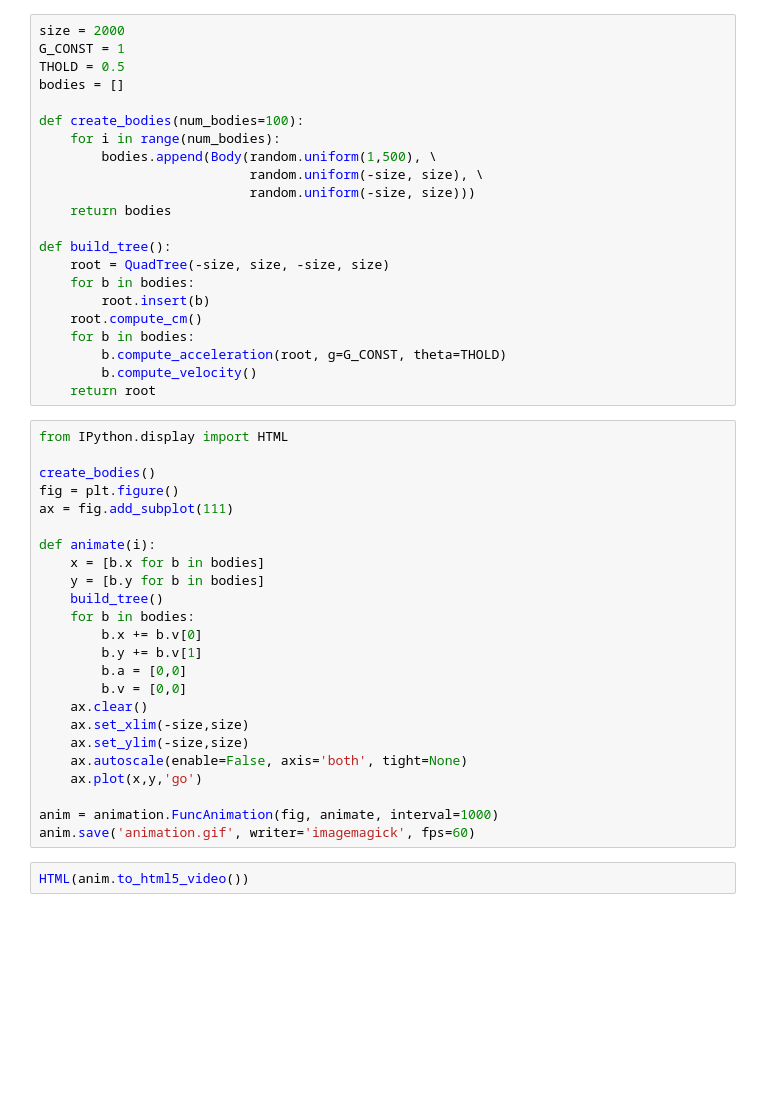
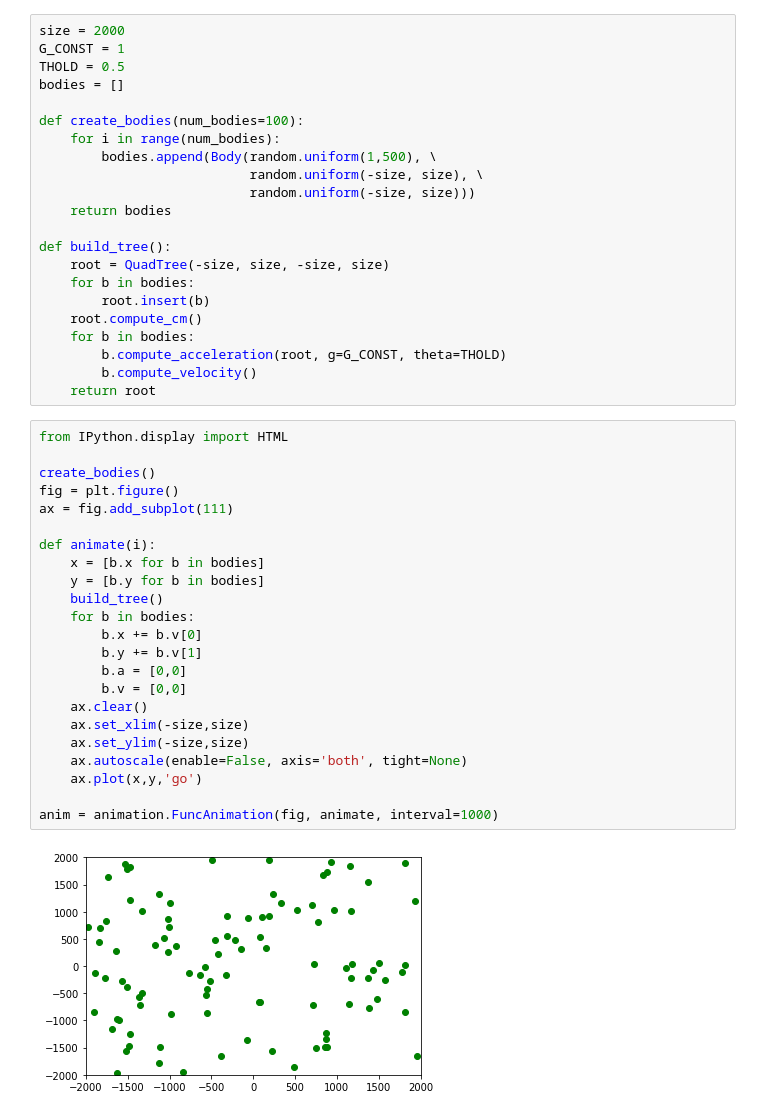
Before and after one commit to suigentoo/n-body-simulator, a Jupyter notebook: barne-hut-implementation.ipynb, the cells around one changed output. Saved outputs shown, nothing was run; the diff lists cells and outputs as text; blank space fills up the shorter version.

Commit message:
remove duplicate animation

```diff
--- a/barne-hut-implementation.ipynb
+++ b/barne-hut-implementation.ipynb
@@ -133,29 +133,28 @@ def build_tree():
 # %%
 from IPython.display import HTML
 
 create_bodies()
 fig = plt.figure()
 ax = fig.add_subplot(111)
 
 def animate(i):
     x = [b.x for b in bodies]
     y = [b.y for b in bodies]
     build_tree()
     for b in bodies:
         b.x += b.v[0]
         b.y += b.v[1]
         b.a = [0,0]
         b.v = [0,0]
     ax.clear()
     ax.set_xlim(-size,size)
     ax.set_ylim(-size,size)
     ax.autoscale(enable=False, axis='both', tight=None)
     ax.plot(x,y,'go')
 
 anim = animation.FuncAnimation(fig, animate, interval=1000)
-anim.save('animation.gif', writer='imagemagick', fps=60)
+# %% [output]
+[figure, added]
-# %%
-HTML(anim.to_html5_video())
 # %%
 plt.rcParams["animation.html"] = "jshtml"
 HTML(anim.to_jshtml())
```
Also changed, not shown: parts of 1 cell of this notebook.
